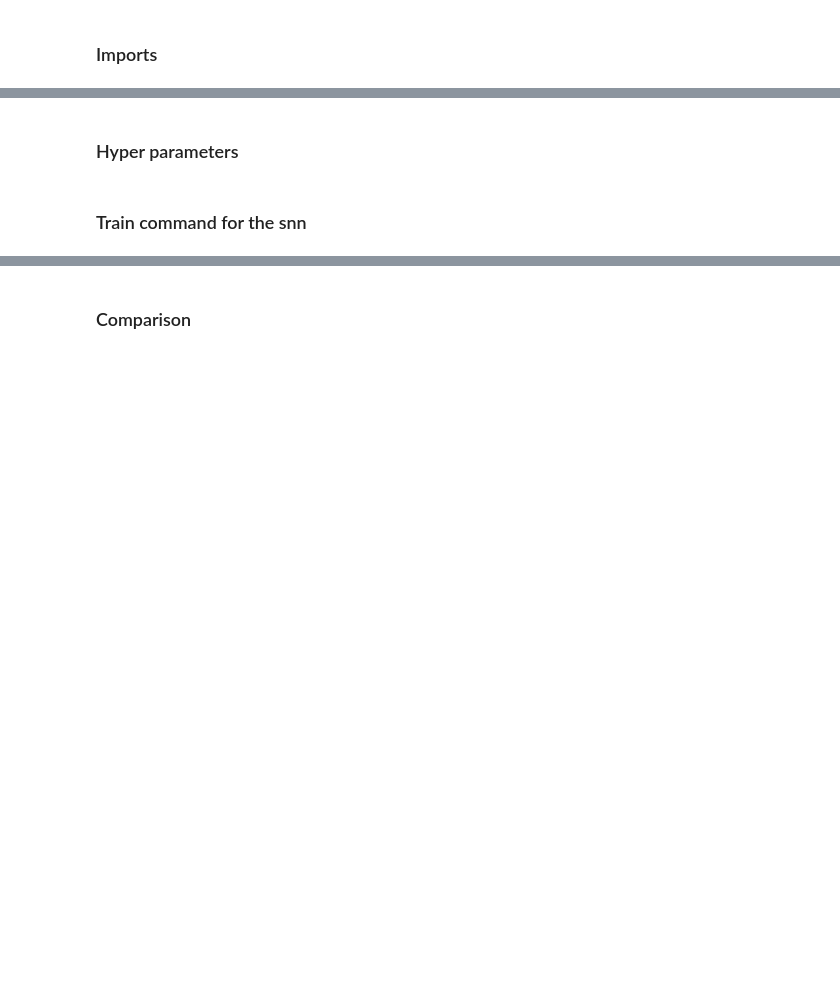
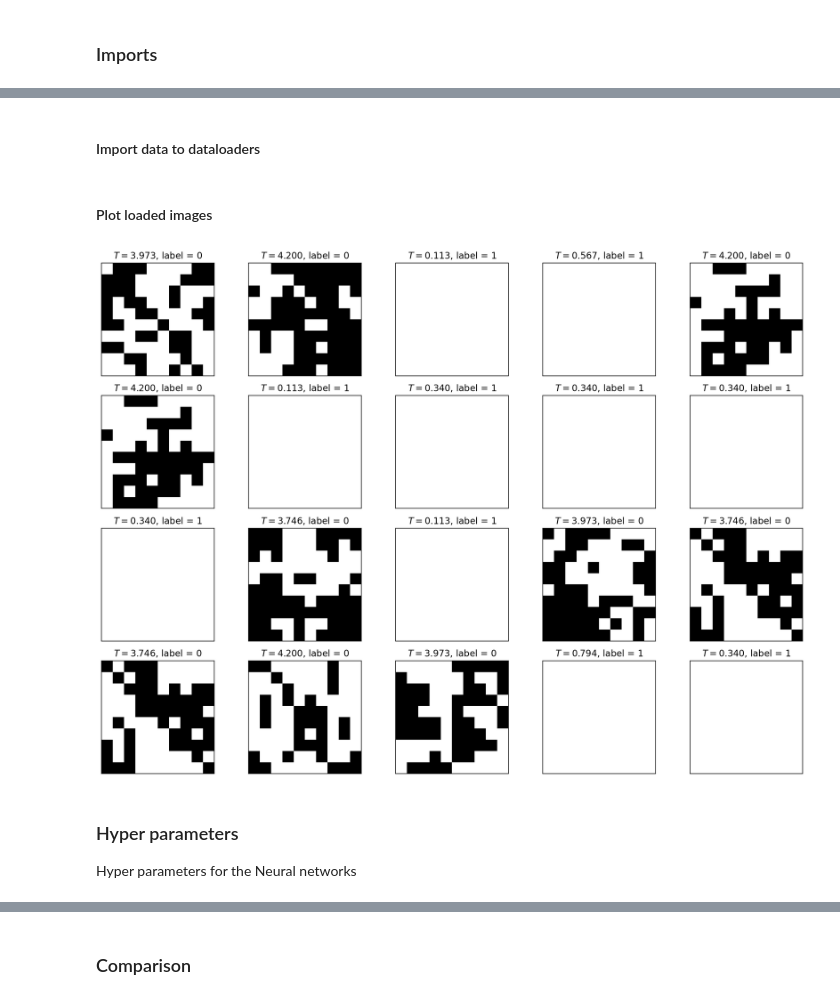
Before and after one commit to CSteennis/BscThesis, a Jupyter notebook: ising.ipynb, the cells around one changed output, grey strips where cells are left out. Saved outputs shown, nothing was run; the diff lists cells and outputs as text; code cells hidden in the pictures; blank space fills up the shorter version.

Commit message:
ising mooi

```diff
--- a/ising.ipynb
+++ b/ising.ipynb
@@ -120,5 +36,51 @@ def plot_loss(loss_hist, title):
+# %% [markdown]
+#### Import data to dataloaders
+# %%
+def import_data(L, Ts, train_Ts, avg=False, from_cache=True):
+    '''Import data into `DataLoader` objects'''
+
+    train = ISING(L, train=True, Ts=Ts, train_Ts=train_Ts, avg=avg, cache=from_cache)
+    test = ISING(L, train=False, Ts=Ts, train_Ts=train_Ts)
+
+    train_loader = DataLoader(train, batch_size=128, shuffle=True)
+    test_loader = DataLoader(test, batch_size=64, shuffle=True)
+
+    all_data = train.get_all_data()
+
+    return train_loader, test_loader, all_data
+
+# size of the images
+img_size = 10
+
+# The temperatures that we are going to generate samples at
+Ts = np.arange(1.95, 0.04, -0.1) * 2.27
+
+train_Ts = list(Ts[:4]) + list(Ts[-4:])
+
+# import training and test data
+train_loader, test_loader, all_data = import_data(img_size, Ts, train_Ts, avg=True)
+# %% [markdown]
+#### Plot loaded images
+# %%
+
+train_T, train_x, train_y = next(iter(test_loader))
+
+fig, ax = plt.subplots(4,5, figsize=(14,10), dpi=200)
+for i in range(4):
+    for j in range(5):
+        ca = ax[i,j].matshow(np.reshape(train_x[(4*i + j)], (img_size,img_size)), cmap='Greys')
+        ax[i,j].set_title("$T = %.3f$, label = %d"%(train_T[(4*i + j)], train_y[4*i+j]))
+        ax[i,j].set_xticks([])
+        ax[i,j].set_yticks([])
+        # fig.colorbar(ca)
+fig.tight_layout()
+
+fig.savefig("images/Ising-Samples-avg.svg", format='svg')
+# %% [output]
+[figure, added]
 # %% [markdown]
 ### Hyper parameters
+Hyper parameters for the Neural networks
 # %%
 
 # number of epochs
@@ -154,2 +98,0 @@ fig.tight_layout()
-# %% [markdown]
-### Train command for the snn
```
Also changed, not shown: parts of 42 cells of this notebook, 6 other files.
